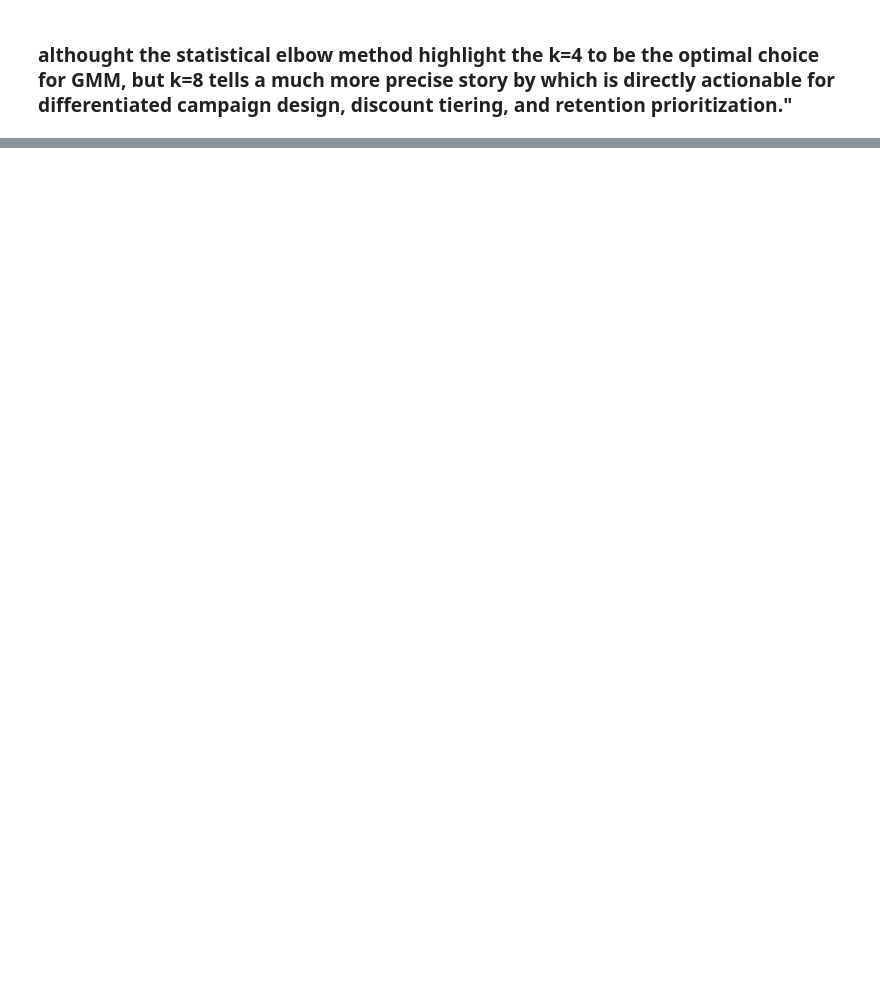
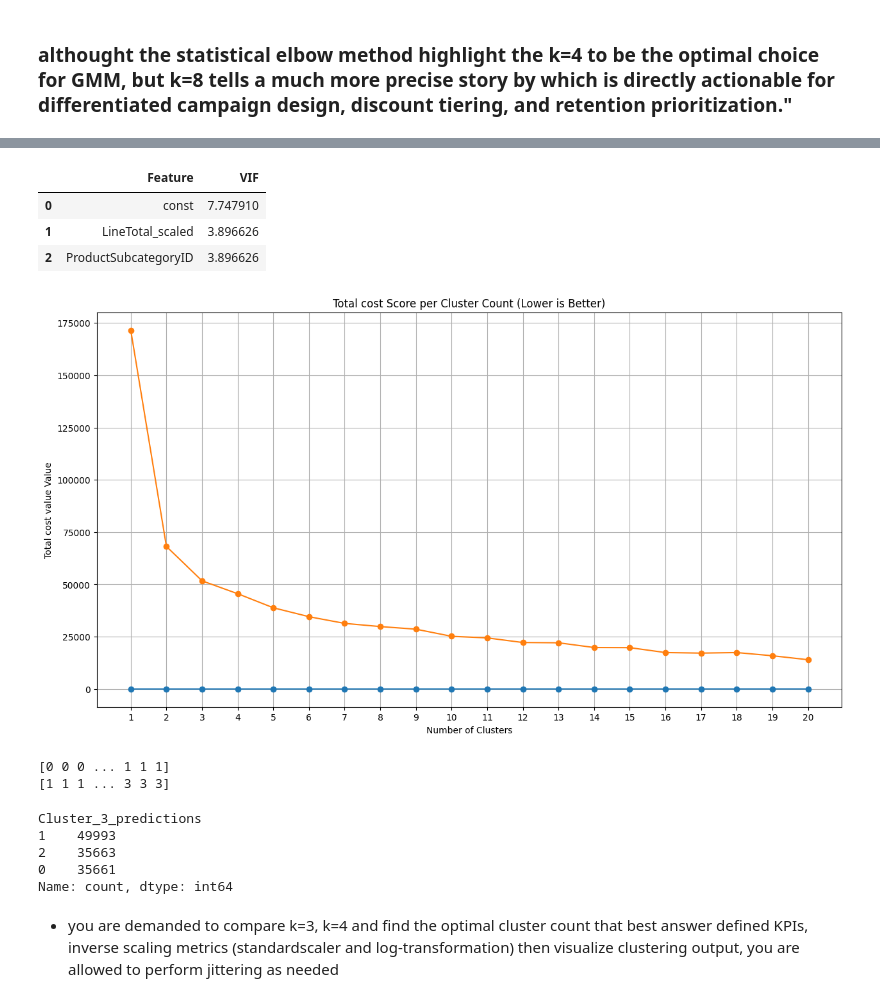
Before and after one commit to AtlasMarbx/AdventureWorks-Data-Migration-and-insight-extraction, a Jupyter notebook: EDA_process.ipynb, the cells around one changed output, grey strips where cells are left out. Drawn from its saved outputs; the diff is of its cells as text; code cells hidden in the pictures; blank space fills up the shorter version.

```diff
--- a/EDA_process.ipynb
+++ b/EDA_process.ipynb
@@ -1841,0 +1784,31 @@ transactions_summary
+# %%
+# a clustering algorithm which train on mixed data types in a dataset (e.g, int and categorical)
+from kmodes.kprototypes import KPrototypes
+
+scaler_c = StandardScaler()
+
+behavior_subset = summary_table[['CustomerID', 'LineTotal', 'ProductSubcategoryID']]
+features_x = behavior_subset[['LineTotal', 'ProductSubcategoryID']].copy()
+
+# scaling linetotal in this part is necessary, for the ProductSubcategoryID feature the scaling operate on a dynamic one-hot encoding with gamma scaler based on linetotal variance formula
+features_x['LineTotal'] = np.log1p(features_x['LineTotal'])
+X_scaled_c = scaler_c.fit_transform(features_x[['LineTotal']])
+
+features_x['LineTotal_scaled'] = X_scaled_c
+finalized_subset = features_x[['LineTotal_scaled', 'ProductSubcategoryID']].copy()
+
+# Total Mixed dissimilarity
+'''Total_cost = []
+n_range = range(1, 21)
+
+for i in n_range:
+    k_proto = KPrototypes(n_clusters=i,
+                          init='Huang',
+                          random_state=42,
+                          n_jobs=-1)
+
+    k_proto.fit(finalized_subset, categorical=[1])
+    Total_cost.append([(i), (k_proto.cost_)])
+
+
+sorted(Total_cost, key=lambda x: x[0])'''
@@ -1841,0 +1836,39 @@ transactions_summary
+# %%
+X_constant = add_constant(finalized_subset)
+vif_datas = pd.DataFrame()
+
+vif_datas['Feature'] = X_constant.columns
+vif_datas['VIF'] = [vif(X_constant.values, i) for i in range(X_constant.shape[1])]
+vif_datas
+# %% [output]
+|  | Feature | VIF |
+| 0 | const | 7.747910 |
+| 1 | LineTotal_scaled | 3.896626 |
+| 2 | ProductSubcategoryID | 3.896626 |
+# %%
+'''plt.figure(figsize=(15, 8))
+
+plt.plot(n_range, Total_cost, marker='o')
+plt.title('Total cost Score per Cluster Count (Lower is Better)')
+plt.xlabel('Number of Clusters')
+plt.ylabel('Total cost value Value')
+
+plt.xticks(k_range)
+
+plt.grid(True)
+plt.show()'''
+# %% [output]
+[figure, added]
+# %%
+k_proto_3 = KPrototypes(n_clusters=3,
+                          init='Huang',
+                          random_state=42,
+                          n_jobs=-1)
+
+k_proto_4 = KPrototypes(n_clusters=4,
+                          init='Huang',
+                          random_state=42,
+                          n_jobs=-1)
+# %% [output]
+[0 0 0 ... 1 1 1]
+[1 1 1 ... 3 3 3]
@@ -1841,0 +1878,10 @@ transactions_summary
+# %%
+finalized_subset['Cluster_3_predictions'].value_counts()
+# %% [output]
+Cluster_3_predictions
+1    49993
+2    35663
+0    35661
+Name: count, dtype: int64
+# %% [markdown]
+- you are demanded to compare k=3, k=4 and find the optimal cluster count that best answer defined KPIs, inverse scaling metrics (standardscaler and log-transformation) then visualize clustering output, you are allowed to perform jittering as needed
```
Also changed, not shown: parts of 13 cells of this notebook.
